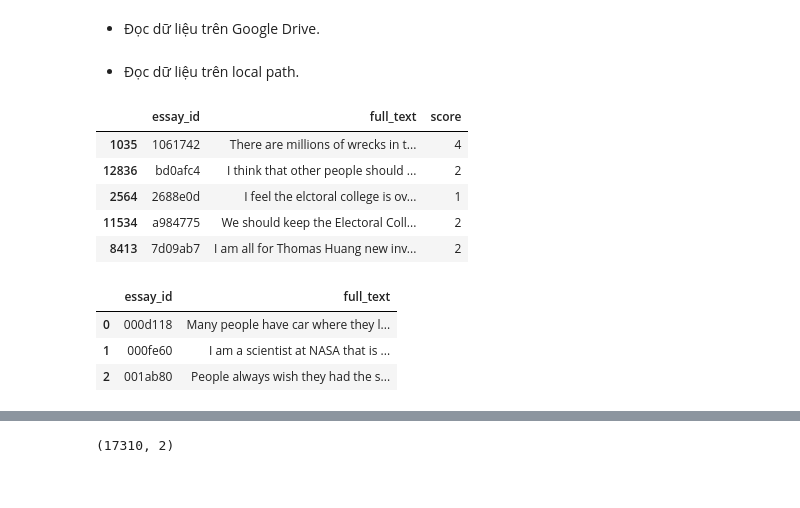
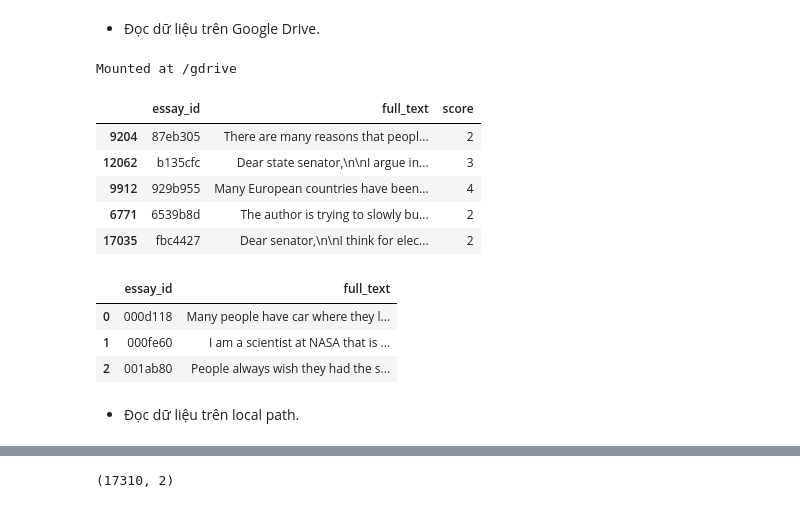
Before and after one commit to dagngyen/hcmus_23-24_automated-essay-scoring, a Jupyter notebook: model_SVM.ipynb, the cells around one changed output, grey strips where cells are left out. Saved outputs shown, nothing was run; the diff lists cells and outputs as text; code cells hidden in the pictures.

```diff
--- a/model_SVM.ipynb
+++ b/model_SVM.ipynb
@@ -55,34 +82,36 @@ from sklearn.metrics import cohen_kappa_score
 # %% [markdown]
 - Đọc dữ liệu trên Google Drive.
 # %%
-# from google.colab import drive
-# drive.mount('/gdrive', force_remount=True)
+from google.colab import drive
+drive.mount('/gdrive', force_remount=True)
+# %% [output]
+Mounted at /gdrive
 # %%
-# train = pd.read_csv('/gdrive/MyDrive/Colab Notebooks/data/train.csv')
-# train.sample(5)
+train = pd.read_csv('/gdrive/MyDrive/Colab Notebooks/data/train.csv')
+train.sample(5)
+# %% [output]
+|  | essay_id | full_text | score |
+| 9204 | 87eb305 | There are many reasons that peopl... | 2 |
+| 12062 | b135cfc | Dear state senator,\n\nI argue in... | 3 |
+| 9912 | 929b955 | Many European countries have been... | 4 |
+| 6771 | 6539b8d | The author is trying to slowly bu... | 2 |
+| 17035 | fbc4427 | Dear senator,\n\nI think for elec... | 2 |
 # %%
-# test = pd.read_csv('/gdrive/MyDrive/Colab Notebooks/data/test.csv')
-# test
+test = pd.read_csv('/gdrive/MyDrive/Colab Notebooks/data/test.csv')
+test.head()
+# %% [output]
+|  | essay_id | full_text |
+| 0 | 000d118 | Many people have car where they l... |
+| 1 | 000fe60 | I am a scientist at NASA that is ... |
+| 2 | 001ab80 | People always wish they had the s... |
 # %% [markdown]
 - Đọc dữ liệu trên local path.
 # %%
-train = pd.read_csv('./learning-agency-lab-automated-essay-scoring-2/train.csv')
-train.sample(5)
+# train = pd.read_csv('./learning-agency-lab-automated-essay-scoring-2/train.csv')
+# train.sample(5)
-# %% [output]
-|  | essay_id | full_text | score |
-| 1035 | 1061742 | There are millions of wrecks in t... | 4 |
-| 12836 | bd0afc4 | I think that other people should ... | 2 |
-| 2564 | 2688e0d | I feel the elctoral college is ov... | 1 |
-| 11534 | a984775 | We should keep the Electoral Coll... | 2 |
-| 8413 | 7d09ab7 | I am all for Thomas Huang new inv... | 2 |
 # %%
-test = pd.read_csv('./learning-agency-lab-automated-essay-scoring-2/test.csv')
-test.head()
+# test = pd.read_csv('./learning-agency-lab-automated-essay-scoring-2/test.csv')
+# test.head()
-# %% [output]
-|  | essay_id | full_text |
-| 0 | 000d118 | Many people have car where they l... |
-| 1 | 000fe60 | I am a scientist at NASA that is ... |
-| 2 | 001ab80 | People always wish they had the s... |
 # %%
 # Remove score from train and concate with test
 all_data = pd.concat([train.iloc[:,:-1], test], axis=0).reset_index(drop=True)
```
Also changed, not shown: parts of 18 cells of this notebook.
